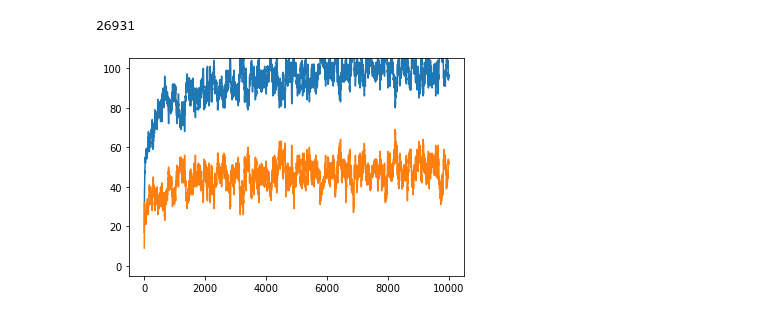
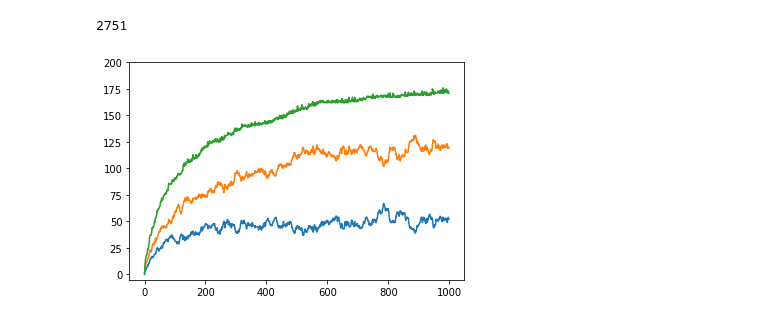
Before and after one commit to AlantheBenign/Critical-mass-model-for-social-dynamic, a Jupyter notebook: Modelo de limiares com setores.ipynb, the cells around one changed output. Drawn from its saved outputs; the diff is of its cells as text; code cells hidden in the pictures.

```diff
--- a/Modelo de limiares com setores.ipynb
+++ b/Modelo de limiares com setores.ipynb
@@ -13,11 +13,3 @@ import random as rd
 from IPython.display import clear_output
 
 import funcoes_modelo_de_limiares as lim
-# %%
-a = set()
-a.add(3)
-a.add('batata')
-a.add(1)
-a.remove(1)
-
-a
@@ -270,22 +254,23 @@ plt.show()
 # %%
 N = 100
 media = 25
-desvio_padrao = 40
+desvio_padrao = 10
 
 agentes0 = lim.cria_agentes(N,media,desvio_padrao)
 agentes1 = lim.cria_agentes(N,media,desvio_padrao)
 
 sistema = Sistema(agentes0, agentes1)
 
-passos_temporais = 10000
+passos_temporais = 1000
 
 (progressao, tamanho_final) = simula_greve_setores_migracao_individual_2(N, sistema, passos_temporais)
 
 plt.figure()
 plt.plot(progressao[0])
 plt.plot(progressao[1])
-plt.ylim(-5,105)
+plt.plot(progressao[0]+progressao[1])
+plt.ylim(-5,2*N)
 plt.show()
 # %% [output]
-26931
+2751
-[figure, old version]
+[figure, new version]
```
Also changed, not shown: parts of 4 cells of this notebook.
